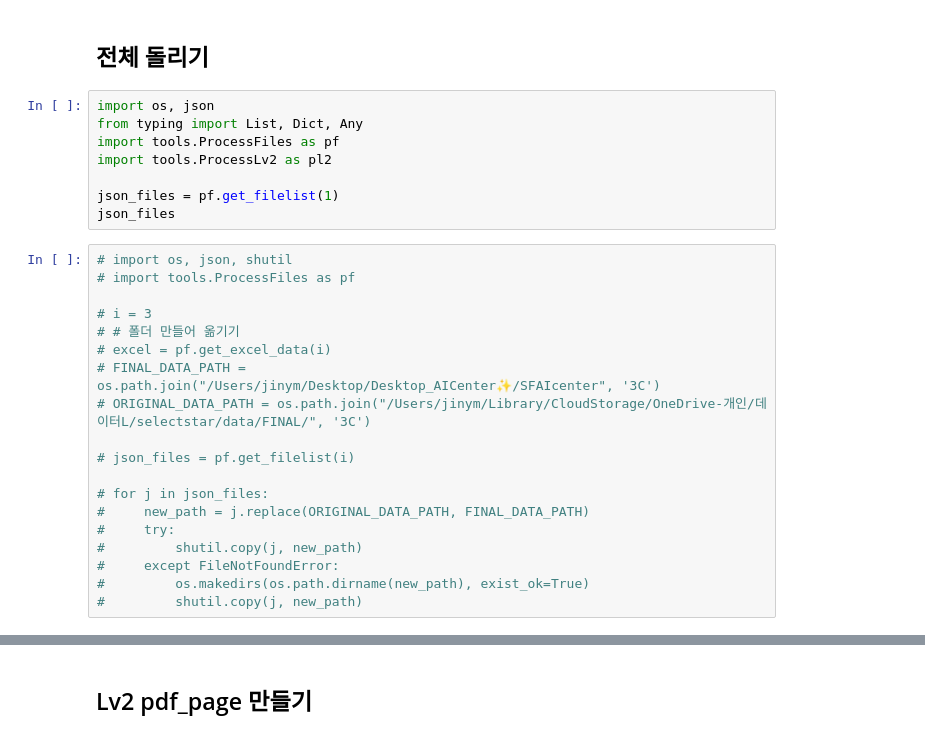
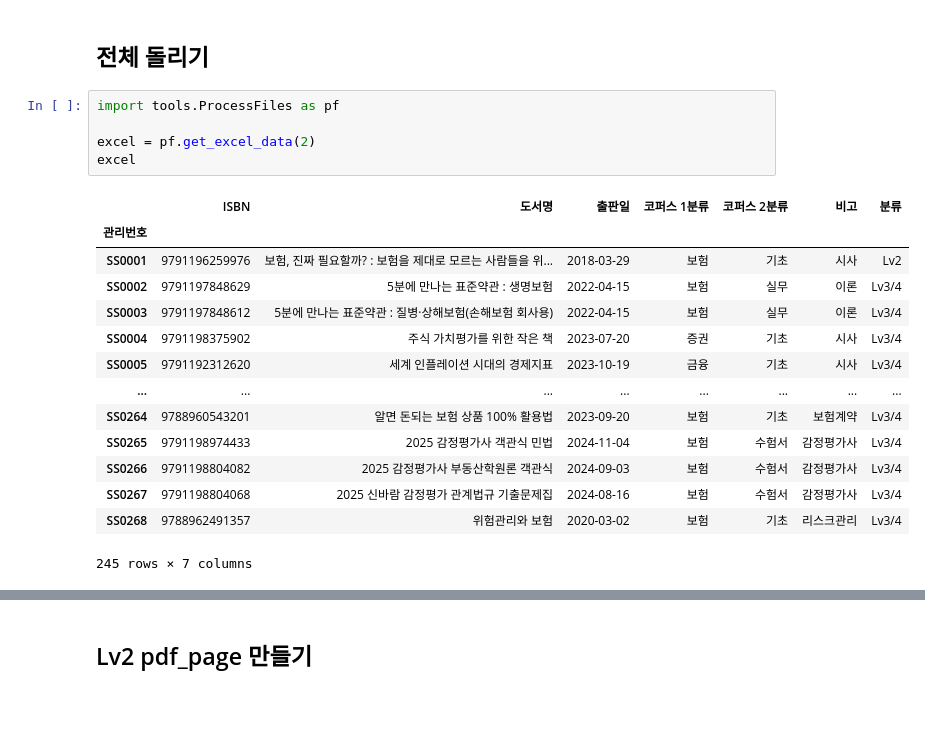
Before and after one commit to jayleenym/SFAIcenter, a Jupyter notebook: json_rev.ipynb, the cells around one changed output, grey strips where cells are left out. Saved outputs shown, nothing was run; the diff lists cells and outputs as text; blank space fills up the shorter version.

```diff
--- a/json_rev.ipynb
+++ b/json_rev.ipynb
@@ -181,33 +162,26 @@ pf.move_jsons(3, pf.ORIGINAL_DATA_PATH)
 - 페이지 머리말/꼬리말
 # %% [markdown]
 ## 전체 돌리기
-# %%
-import os, json
-from typing import List, Dict, Any
-import tools.ProcessFiles as pf
-import tools.ProcessLv2 as pl2
-
-json_files = pf.get_filelist(1)
-json_files
-# %%
-# import os, json, shutil
-# import tools.ProcessFiles as pf
-
-# i = 3
-# # 폴더 만들어 옮기기
-# excel = pf.get_excel_data(i)
-# FINAL_DATA_PATH = os.path.join("/Users/jinym/Desktop/Desktop_AICenter✨/SFAIcenter", '3C')
-# ORIGINAL_DATA_PATH = os.path.join("/Users/jinym/Library/CloudStorage/OneDrive-개인/데이터L/selectstar/data/FINAL/", '3C')
-
-# json_files = pf.get_filelist(i)
-
-# for j in json_files:
-#     new_path = j.replace(ORIGINAL_DATA_PATH, FINAL_DATA_PATH)
-#     try:
-#         shutil.copy(j, new_path)
-#     except FileNotFoundError:
-#         os.makedirs(os.path.dirname(new_path), exist_ok=True)
-#         shutil.copy(j, new_path)
+# %%
+import tools.ProcessFiles as pf
+
+excel = pf.get_excel_data(2)
+excel
+# %% [output]
+|  | ISBN | 도서명 | 출판일 | 코퍼스 1분류 | 코퍼스 2분류 | 비고 | 분류 |
+| 관리번호 |  |  |  |  |  |  |  |
+| SS0001 | 9791196259976 | 보험, 진짜 필요할까? : 보험을 제대로 모르는 사람들을 위... | 2018-03-29 | 보험 | 기초 | 시사 | Lv2 |
+| SS0002 | 9791197848629 | 5분에 만나는 표준약관 : 생명보험 | 2022-04-15 | 보험 | 실무 | 이론 | Lv3/4 |
+| SS0003 | 9791197848612 | 5분에 만나는 표준약관 : 질병·상해보험(손해보험 회사용) | 2022-04-15 | 보험 | 실무 | 이론 | Lv3/4 |
+| SS0004 | 9791198375902 | 주식 가치평가를 위한 작은 책 | 2023-07-20 | 증권 | 기초 | 시사 | Lv3/4 |
+| SS0005 | 9791192312620 | 세계 인플레이션 시대의 경제지표 | 2023-10-19 | 금융 | 기초 | 시사 | Lv3/4 |
+| ... | ... | ... | ... | ... | ... | ... | ... |
+| SS0264 | 9788960543201 | 알면 돈되는 보험 상품 100% 활용법 | 2023-09-20 | 보험 | 기초 | 보험계약 | Lv3/4 |
+| SS0265 | 9791198974433 | 2025 감정평가사 객관식 민법 | 2024-11-04 | 보험 | 수험서 | 감정평가사 | Lv3/4 |
+| SS0266 | 9791198804082 | 2025 감정평가사 부동산학원론 객관식 | 2024-09-03 | 보험 | 수험서 | 감정평가사 | Lv3/4 |
+| SS0267 | 9791198804068 | 2025 신바람 감정평가 관계법규 기출문제집 | 2024-08-16 | 보험 | 수험서 | 감정평가사 | Lv3/4 |
+| SS0268 | 9788962491357 | 위험관리와 보험 | 2020-03-02 | 보험 | 기초 | 리스크관리 | Lv3/4 |
+245 rows × 7 columns
 # %%
 import json
 import tools.ProcessLv2 as pl2
```
Also changed, not shown: parts of 23 cells of this notebook, 5 other files.
